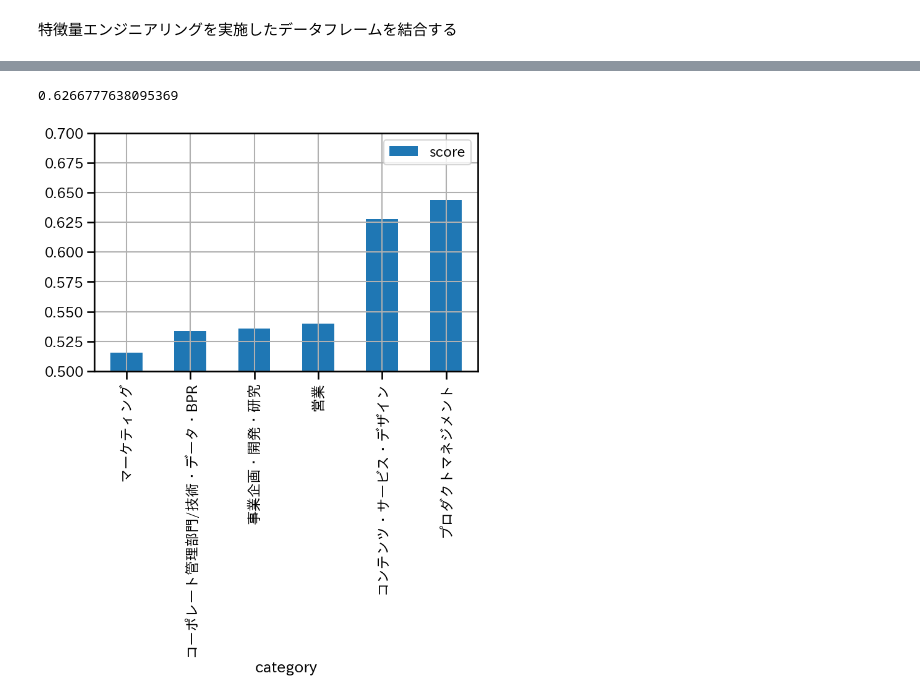
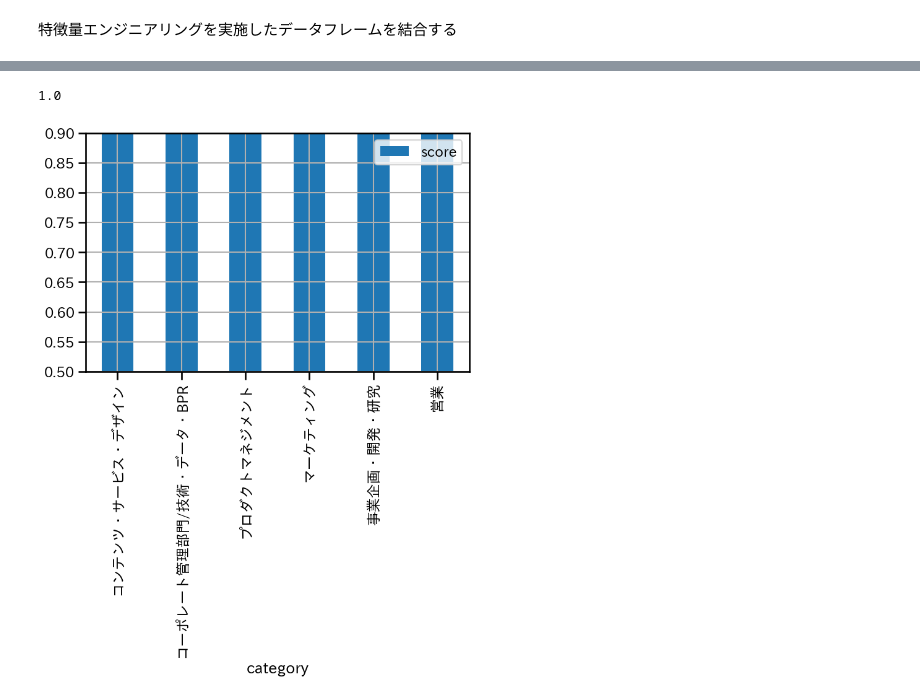
Before and after one commit to emon0415/atmaCup_20_250804, a Jupyter notebook: ml.ipynb, the cells around one changed output, grey strips where cells are left out. Drawn from its saved outputs; the diff is of its cells as text; code cells hidden in the pictures.

```diff
--- a/ml.ipynb
+++ b/ml.ipynb
@@ -540,14 +538,18 @@ params = {
     "verbose": -1
 }
 # %%
-# --- 学習の前に不要な「社員番号」列を削除 ---
-df_train_feat = df_train_feat.drop("社員番号", axis=1)
-df_test_feat = df_test_feat.drop("社員番号", axis=1)
+# # --- 学習の前に不要な「社員番号」列を削除 ---
+# df_train_feat = df_train_feat.drop("社員番号", axis=1)
+# df_test_feat = df_test_feat.drop("社員番号", axis=1)
 
-print("✅ 学習データとテストデータから社員番号を削除しました。")
+# print("✅ 学習データとテストデータから社員番号を削除しました。")
+
+#  特徴量セットから、モデルが学習できない文字列などを除外し、
+#    「数値だけの」特徴量セットを準備する
+df_train_feat_numeric = df_train_feat.select_dtypes(include=np.number)
 
 with Timer(prefix="training..."):
-    oof, models = fit_lgbm(X=df_train_feat.values, y=df_train["target"].values, cv=cv, params=params)
+    oof, models = fit_lgbm(X=df_train_feat_numeric.values, y=df_train["target"].values, cv=cv, params=params)
 
 # 実行すると-fold0 - 0.6156などと出力される。
 # 交差検定毎のスコアを出すことができる。
@@ -560,29 +575,29 @@ ValueError: could not convert string to float: 'コンテンツ・サービス
 # trainデータを用いてモデルの検証を実施する。
 roc_auc_score(df_train["target"], oof)
 # %% [output]
-0.6266777638095369
+1.0
 # %%
 # 複数のカテゴリごとに応募有無を予測しなくてはならない
 # どのカテゴリの予測が難しくて、どのカテゴリの予測が簡単なのかを把握しておくと良い
 scores = []
 for cat_name, _df in df_train.groupby("category"):
     idx = _df.index
     score_i = roc_auc_score(df_train["target"].iloc[idx], oof[idx])
 
     scores.append({
         "category": cat_name,
         "score": score_i
     })
 
 fig, ax = plt.subplots(figsize=(8,5))
 pd.DataFrame(scores).set_index("category").sort_values("score").plot(kind="bar", ax=ax)
-ax.set_ylim([.5, .7])
+ax.set_ylim([.5, .9])
 ax.grid()
 
 # 部署ごとにどのくらい予測があたっているかを確認することができる。
 # マーケティングをどうやって予測できるかなどを考えてみる→新たな特徴量を考える
 # %% [output]
-[figure, old version]
+[figure, new version]
 # %%
 # 特徴重要度
 # 大事な特徴量と大事ではない特徴量を探せる
```
Also changed, not shown: parts of 5 cells of this notebook.
